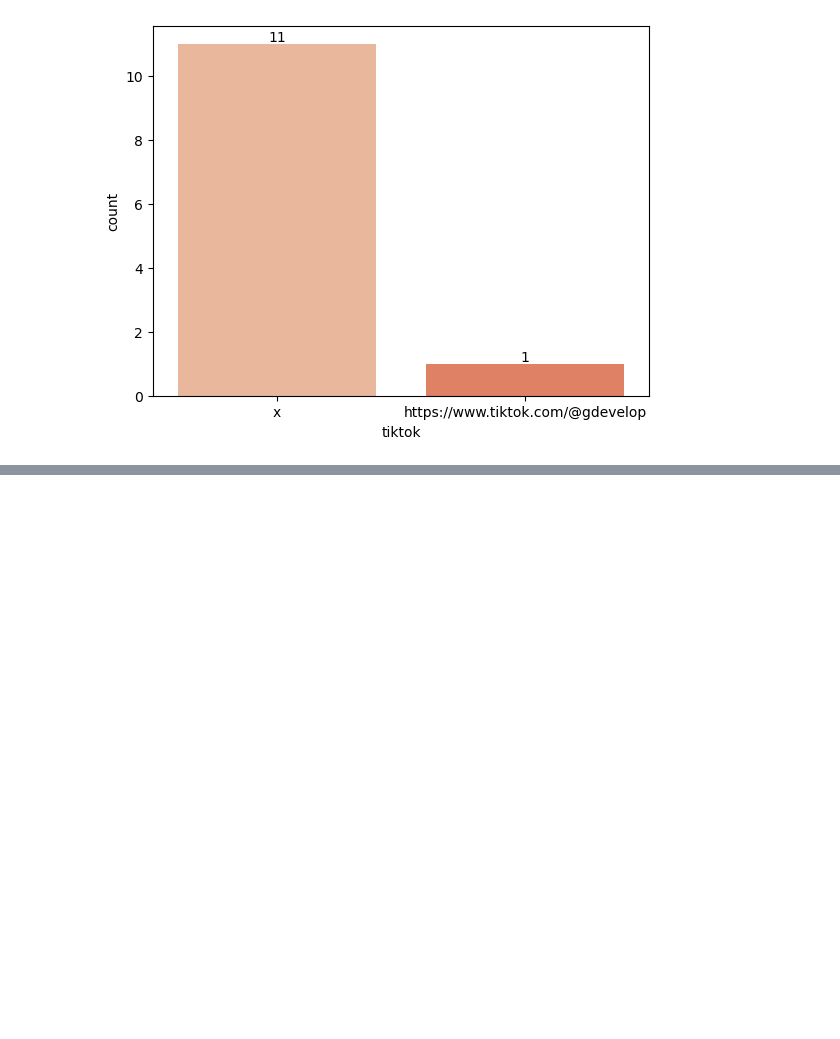
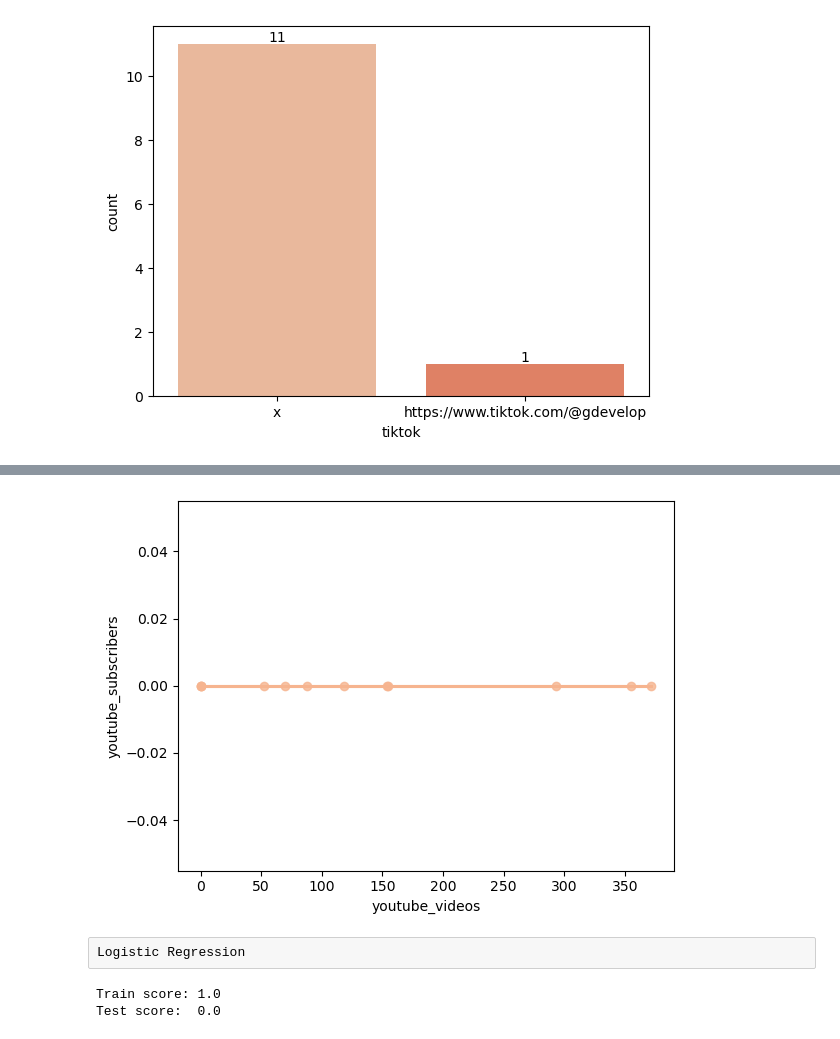
Before and after one commit to Galya777/GameEngineClassification, a Jupyter notebook: GameEngineClassification.ipynb, the cells around one changed output, grey strips where cells are left out. Saved outputs shown, nothing was run; the diff lists cells and outputs as text; code cells hidden in the pictures; blank space fills up the shorter version.

```diff
--- a/GameEngineClassification.ipynb
+++ b/GameEngineClassification.ipynb
@@ -232,0 +381,4 @@ ValueError: zero-size array to reduction operation fmin which has no identity
+# %%
+sns.regplot(x=df["youtube_videos"], y=df["youtube_subscribers"]);
+# %% [output]
+[figure, added]
@@ -232,0 +417,15 @@ ValueError: zero-size array to reduction operation fmin which has no identity
+# %% [raw]
+Logistic Regression
+# %%
+model = LogisticRegression()
+lab = preprocessing.LabelEncoder()
+y_transformed = lab.fit_transform(y_train)
+y_testone=lab.fit_transform(y_test)
+model.fit(X_train, y_transformed)
+
+
+print("Train score:", model.score(X_train, y_transformed))
+print("Test score: ", model.score(X_test, y_testone))
+# %% [output]
+Train score: 1.0
+Test score:  0.0
```
Also changed, not shown: parts of 24 cells of this notebook.
